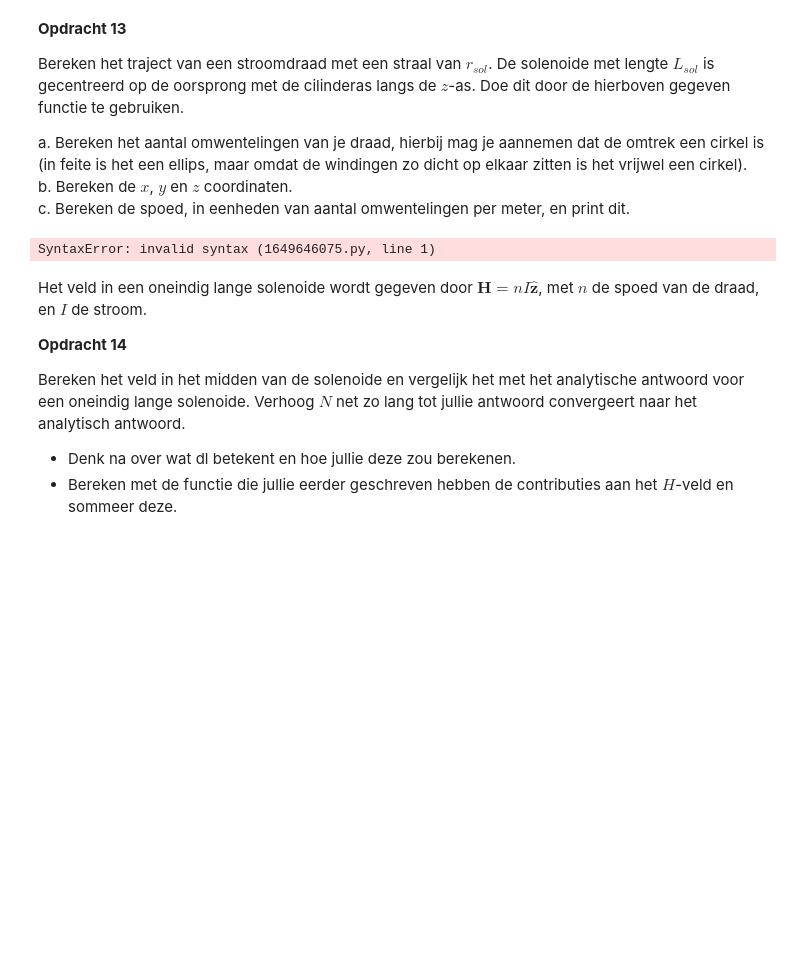
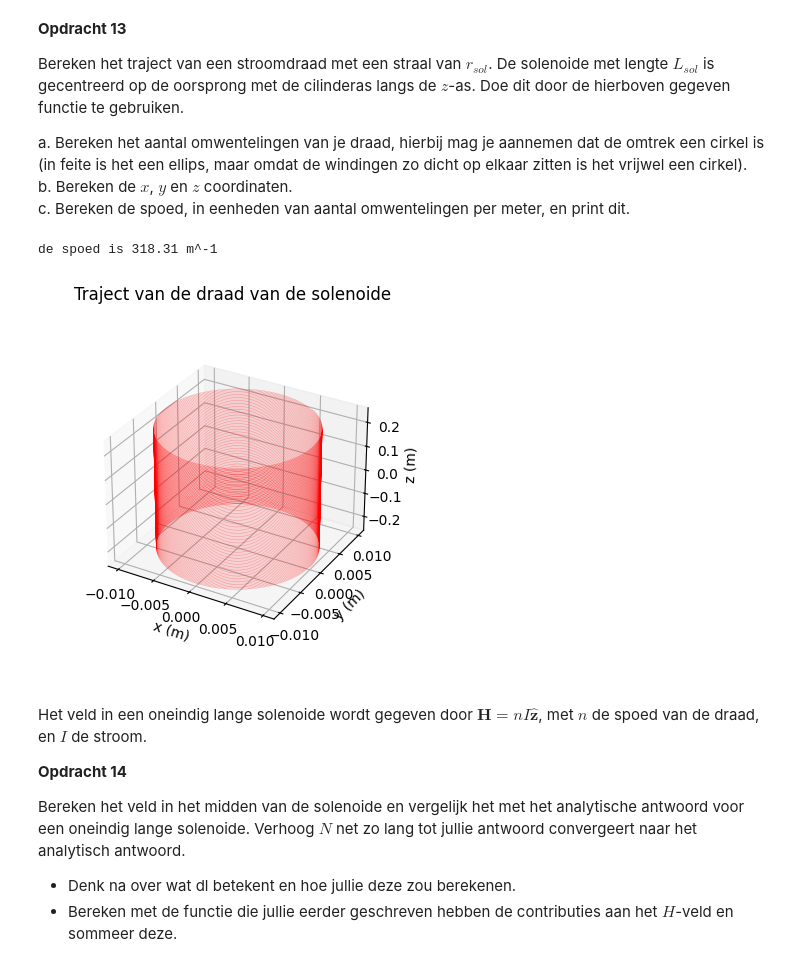
Before and after one commit to IshaSchneiders/opdrachten-DEF-D-Isha_Schneiders, a Jupyter notebook: DigitaleOntwerpopdrachten/2KrachtactuatorOpdracht/2KrachtactuatorOpdracht/KrachtactuatorOpdracht.ipynb, the cells around one changed output. Drawn from its saved outputs; the diff is of its cells as text; code cells hidden in the pictures; blank space fills up the shorter version.

```diff
--- a/DigitaleOntwerpopdrachten/2KrachtactuatorOpdracht/2KrachtactuatorOpdracht/KrachtactuatorOpdracht.ipynb
+++ b/DigitaleOntwerpopdrachten/2KrachtactuatorOpdracht/2KrachtactuatorOpdracht/KrachtactuatorOpdracht.ipynb
@@ -553,19 +553,29 @@ a. Bereken het aantal omwentelingen van je draad, hierbij mag je aannemen dat de
 b. Bereken de $x$, $y$ en $z$ coordinaten.\
 c. Bereken de spoed, in eenheden van aantal omwentelingen per meter, en print dit.
 # %%
-l_draad = # Lengte draad
-r_sol = # Straal solenoide
-L_sol = # Lengte solenoide
-N = # Aantal wikkeling
+#stel voor het deurslot
+l_draad = 10 # Lengte draad
+r_sol = 0.01 # Straal solenoide
+L_sol = 0.5  # Lengte solenoide
+N = (l_draad/(2*np.pi*r_sol))# Aantal wikkeling
+
+#x,y,z:
+stappen=100000
+x,y,z=parametrisatie(stappen,r_sol,N,L_sol)
 
 # Enkele plots
 ax=plt.figure().add_subplot(projection='3d')
 plt.title('Traject van de draad van de solenoide')
 plt.plot(x, y, z, '-r', linewidth=0.1)
 ax.set_box_aspect(aspect=None, zoom=0.8)
 ax.set_xlabel('x (m)'), ax.set_ylabel('y (m)'), ax.set_zlabel('z (m)')
+
+#spoed:
+spoed=N/L_sol
+print(f"de spoed is {spoed:.2f} m^-1")
 # %% [output]
-SyntaxError: invalid syntax (1649646075.py, line 1)
+de spoed is 318.31 m^-1
+[figure, added]
 # %% [markdown]
 Het veld in een oneindig lange solenoide wordt gegeven door $\mathbf{H} = n I \hat{\mathbf{z}}$, met $n$ de spoed van de draad, en $I$ de stroom.
 
```
Also changed, not shown: parts of 4 cells of this notebook.
